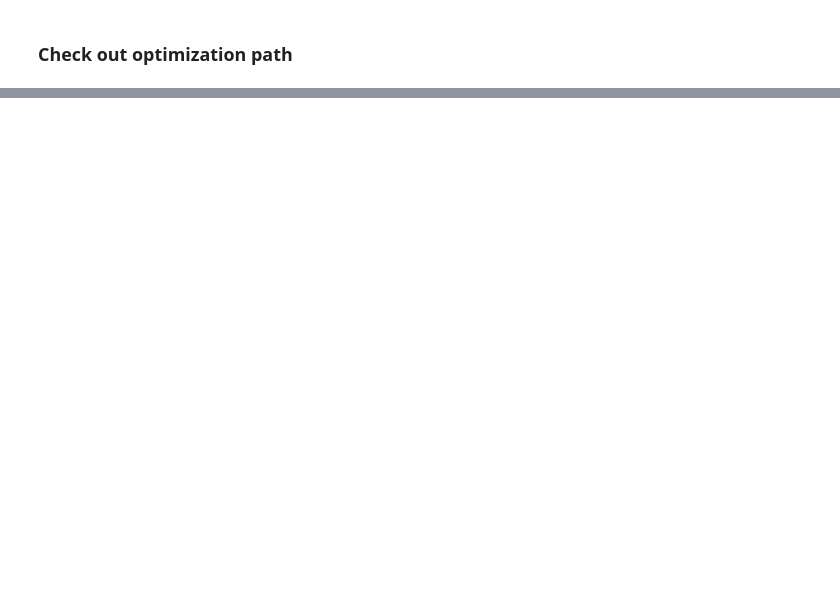
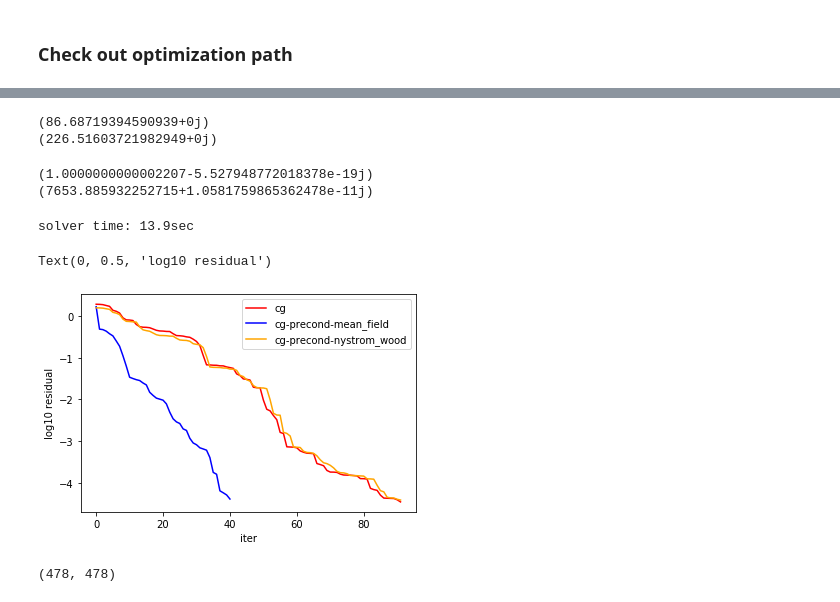
Before and after one commit to mijordan3/BNP_sensitivity, a Jupyter notebook: GMM_clustering/jupyter/hessian_runtime_experimentation.ipynb, the cells around one changed output, grey strips where cells are left out. Cells and saved outputs as stored; diff of their text form; code cells hidden in the pictures; blank space fills up the shorter version.

```diff
--- a/GMM_clustering/jupyter/hessian_runtime_experimentation.ipynb
+++ b/GMM_clustering/jupyter/hessian_runtime_experimentation.ipynb
@@ -340,0 +437,48 @@ Text(0, 0.5, 'residual')
+# %%
+precond_sqrt = osp.linalg.sqrtm(preconditioner.toarray())
+precond_hess = np.dot(precond_sqrt, np.dot(hess, precond_sqrt))
+evals = np.linalg.eigvals(precond_hess)
+print(evals.max())
+print(evals.max() / evals.min())
+# %% [output]
+(86.68719394590939+0j)
+(226.51603721982949+0j)
+# %%
+precond_sqrt = osp.linalg.sqrtm(nystrom_precond)
+precond_hess = np.dot(precond_sqrt, np.dot(hess, precond_sqrt))
+evals = np.linalg.eigvals(precond_hess)
+print(evals.max())
+print(evals.max() / evals.min())
+# %% [output]
+(1.0000000000002207-5.527948772018378e-19j)
+(7653.885932252715+1.0581759865362478e-11j)
+# %%
+cg_callback = CGCallback(mat_times_vec, b)
+solver = vittles.solver_lib.get_cg_solver(mat_times_vec,
+                                            dim = len(vb_opt),
+                                            cg_opts={'M':nystrom_precond,
+                                                     'callback':cg_callback.record_residuals,
+                                                    'x0':x0})
+
+t0 = time.time()
+_ = -solver(b)
+print('solver time: {:0.3}sec'.format(time.time() - t0))
+path3 = cg_callback.return_path()
+# %% [output]
+solver time: 13.9sec
+# %%
+plt.plot(np.log10(path1), color = 'red', label = 'cg')
+plt.plot(np.log10(path2), color = 'blue', label = 'cg-precond-mean_field')
+plt.plot(np.log10(path3), color = 'orange', label = 'cg-precond-nystrom_wood')
+
+plt.legend()
+
+plt.xlabel('iter')
+plt.ylabel('log10 residual')
+# %% [output]
+Text(0, 0.5, 'log10 residual')
+[figure, added]
+# %%
+hess.shape
+# %% [output]
+(478, 478)
```
Also changed, not shown: parts of 28 cells of this notebook, 2 other files.
